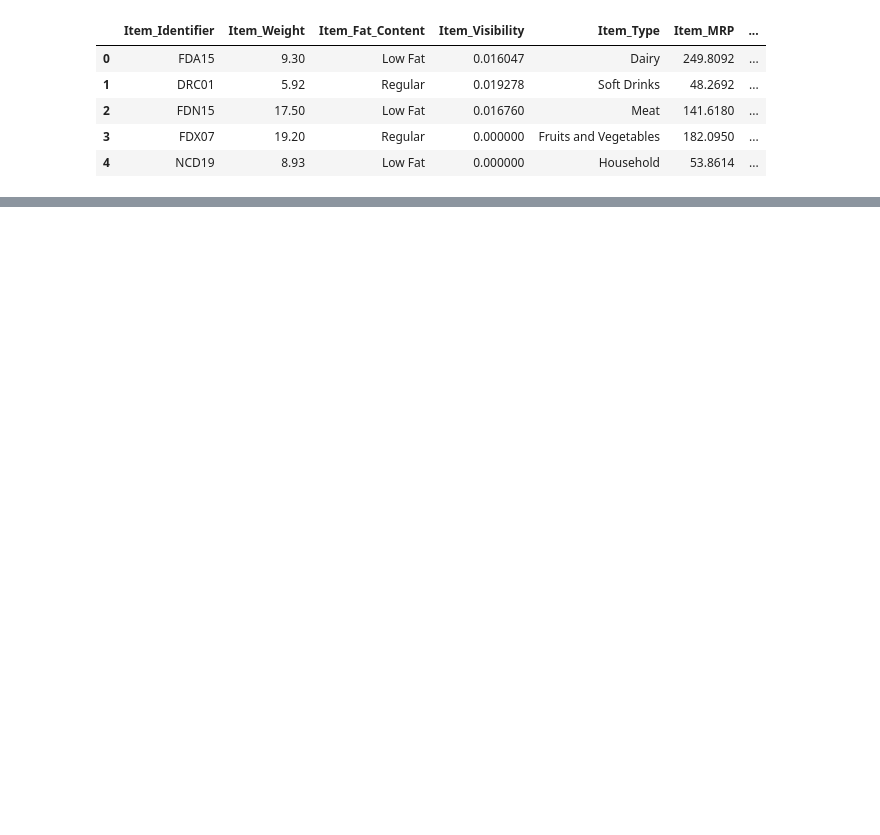
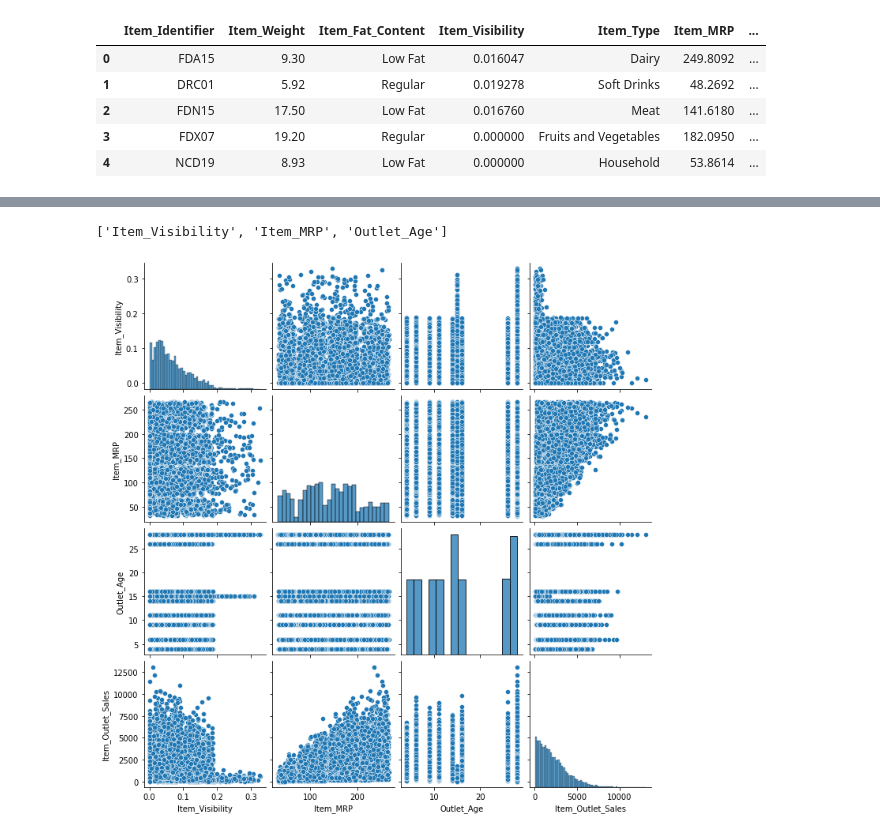
Before and after one commit to Sebastian1981/Sales_Prediction, a Jupyter notebook: notebooks/poc.ipynb, the cells around one changed output, grey strips where cells are left out. Saved outputs shown, nothing was run; the diff lists cells and outputs as text; code cells hidden in the pictures; blank space fills up the shorter version.

```diff
--- a/notebooks/poc.ipynb
+++ b/notebooks/poc.ipynb
@@ -18,0 +123,4 @@ train_data.head()
+# %%
+# too many null values in Item_Weight; drop this feature
+numerical_features.remove('Item_Weight')
+numerical_features
@@ -18,0 +129,4 @@ train_data.head()
+# %%
+# feature engineering: lets construct an age column i.e. 2013 minus Outlet_Establishment_Year
+train_data['Outlet_Age'] = 2013 - train_data['Outlet_Establishment_Year']
+train_data.head()
@@ -18,0 +140,4 @@ train_data.head()
+# %%
+# let´s add the Outlet_Age feature to the list of numerical features
+numerical_features.append('Outlet_Age')
+numerical_features
@@ -18,0 +156,12 @@ train_data.head()
+# %%
+# sure by construction the feature 'Outlet_Age' is negatively correlated with 'Outlet_Establishment_Year'; hence, drop the latter feature
+numerical_features.remove('Outlet_Establishment_Year')
+numerical_features
+# %% [output]
+['Item_Visibility', 'Item_MRP', 'Outlet_Age']
+# %%
+# lets have a look at the distributions of the features and the target
+sns.pairplot(train_data[numerical_features + ['Item_Outlet_Sales']])
+plt.show()
+# %% [output]
+[figure, added]
```
Also changed, not shown: parts of 57 cells of this notebook, 2 other files.
